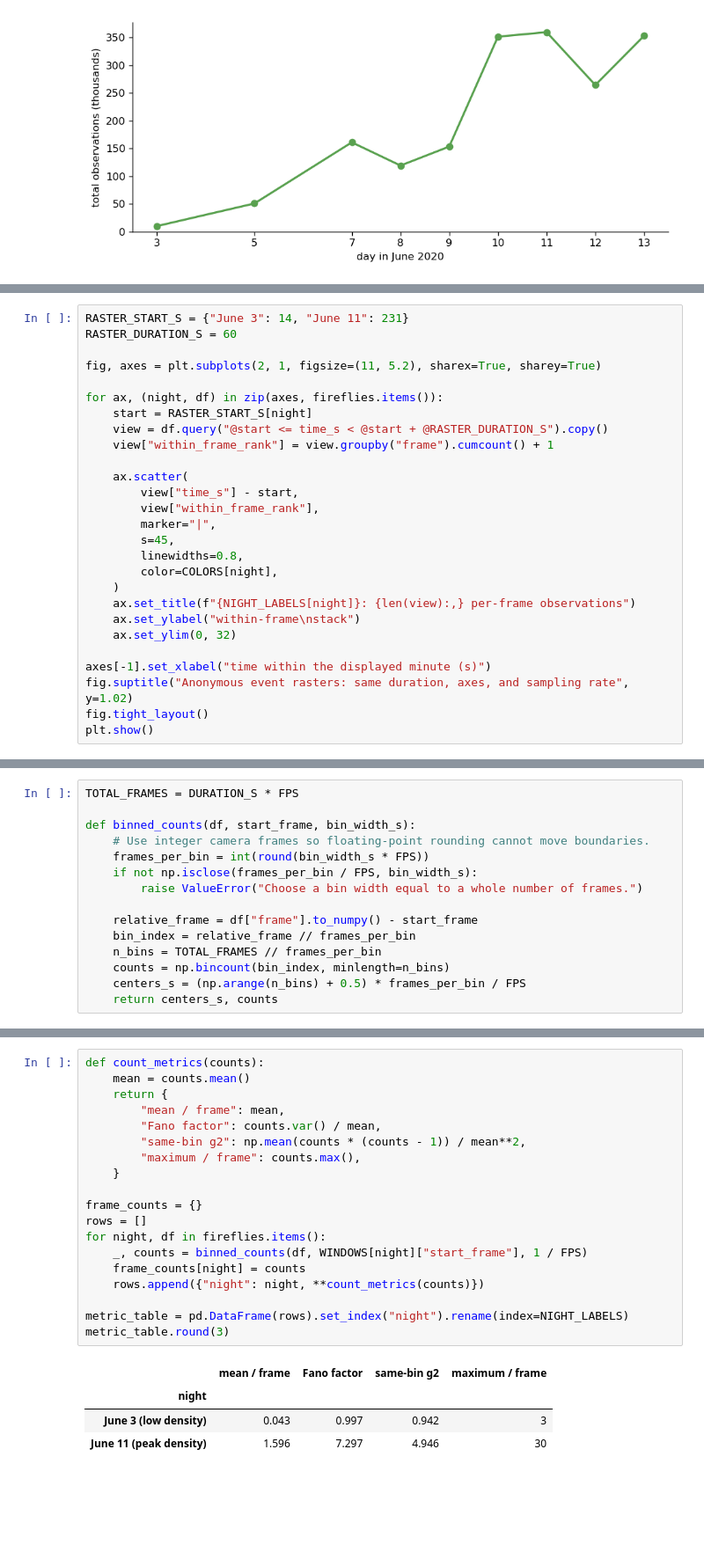
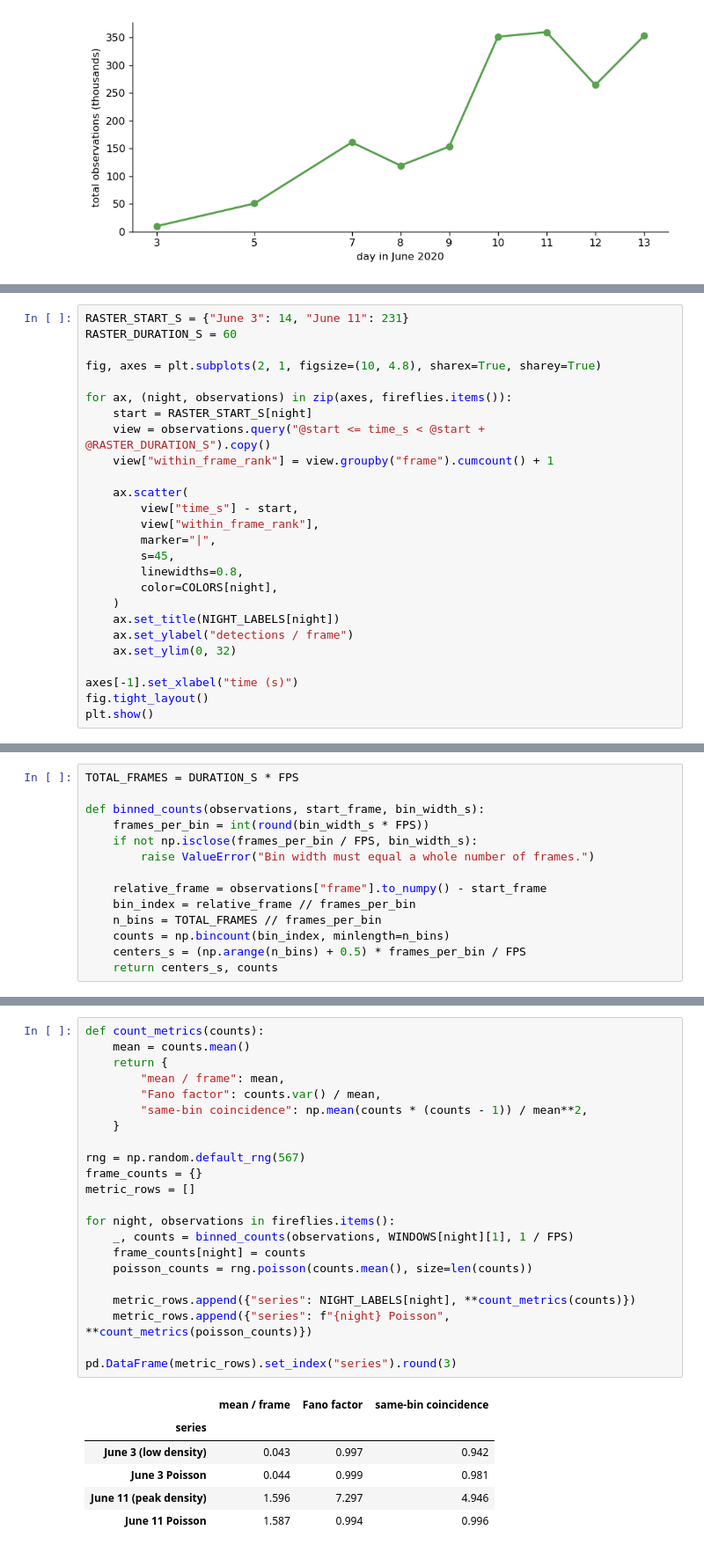
Before and after one commit to shaevitz/567-Crowd-Control, a Jupyter notebook: lectures/lecture-02-firefly-synchronization.ipynb, the cells around one changed output, grey strips where cells are left out. Shown at 88% size. Drawn from its saved outputs; the diff is of its cells as text; blank space fills up the shorter version.

```diff
--- a/lectures/lecture-02-firefly-synchronization.ipynb
+++ b/lectures/lecture-02-firefly-synchronization.ipynb
@@ -286,11 +296,11 @@ We show the busiest 60 seconds inside each five-minute window to make the raw ti
 RASTER_START_S = {"June 3": 14, "June 11": 231}
 RASTER_DURATION_S = 60
 
-fig, axes = plt.subplots(2, 1, figsize=(11, 5.2), sharex=True, sharey=True)
+fig, axes = plt.subplots(2, 1, figsize=(10, 4.8), sharex=True, sharey=True)
 
-for ax, (night, df) in zip(axes, fireflies.items()):
+for ax, (night, observations) in zip(axes, fireflies.items()):
     start = RASTER_START_S[night]
-    view = df.query("@start <= time_s < @start + @RASTER_DURATION_S").copy()
+    view = observations.query("@start <= time_s < @start + @RASTER_DURATION_S").copy()
     view["within_frame_rank"] = view.groupby("frame").cumcount() + 1
 
     ax.scatter(
@@ -301,12 +311,11 @@ for ax, (night, df) in zip(axes, fireflies.items()):
         linewidths=0.8,
         color=COLORS[night],
     )
-    ax.set_title(f"{NIGHT_LABELS[night]}: {len(view):,} per-frame observations")
-    ax.set_ylabel("within-frame\nstack")
+    ax.set_title(NIGHT_LABELS[night])
+    ax.set_ylabel("detections / frame")
     ax.set_ylim(0, 32)
 
-axes[-1].set_xlabel("time within the displayed minute (s)")
-fig.suptitle("Anonymous event rasters: same duration, axes, and sampling rate", y=1.02)
+axes[-1].set_xlabel("time (s)")
 fig.tight_layout()
 plt.show()
 # %% [output]
@@ -334,13 +335,12 @@ At 60 fps, one frame is $1/60$ s. Our candidate widths—one frame, 0.05, 0.10,
 # %%
 TOTAL_FRAMES = DURATION_S * FPS
 
-def binned_counts(df, start_frame, bin_width_s):
-    # Use integer camera frames so floating-point rounding cannot move boundaries.
+def binned_counts(observations, start_frame, bin_width_s):
     frames_per_bin = int(round(bin_width_s * FPS))
     if not np.isclose(frames_per_bin / FPS, bin_width_s):
-        raise ValueError("Choose a bin width equal to a whole number of frames.")
+        raise ValueError("Bin width must equal a whole number of frames.")
 
-    relative_frame = df["frame"].to_numpy() - start_frame
+    relative_frame = observations["frame"].to_numpy() - start_frame
     bin_index = relative_frame // frames_per_bin
     n_bins = TOTAL_FRAMES // frames_per_bin
     counts = np.bincount(bin_index, minlength=n_bins)
@@ -404,25 +407,30 @@ None of these numbers identifies a mechanism.
 # %%
 def count_metrics(counts):
     mean = counts.mean()
     return {
         "mean / frame": mean,
         "Fano factor": counts.var() / mean,
-        "same-bin g2": np.mean(counts * (counts - 1)) / mean**2,
-        "maximum / frame": counts.max(),
+        "same-bin coincidence": np.mean(counts * (counts - 1)) / mean**2,
     }
 
+rng = np.random.default_rng(567)
 frame_counts = {}
-rows = []
-for night, df in fireflies.items():
-    _, counts = binned_counts(df, WINDOWS[night]["start_frame"], 1 / FPS)
+metric_rows = []
+
+for night, observations in fireflies.items():
+    _, counts = binned_counts(observations, WINDOWS[night][1], 1 / FPS)
     frame_counts[night] = counts
-    rows.append({"night": night, **count_metrics(counts)})
+    poisson_counts = rng.poisson(counts.mean(), size=len(counts))
 
-metric_table = pd.DataFrame(rows).set_index("night").rename(index=NIGHT_LABELS)
-metric_table.round(3)
+    metric_rows.append({"series": NIGHT_LABELS[night], **count_metrics(counts)})
+    metric_rows.append({"series": f"{night} Poisson", **count_metrics(poisson_counts)})
+
+pd.DataFrame(metric_rows).set_index("series").round(3)
 # %% [output]
-|  | mean / frame | Fano factor | same-bin g2 | maximum / frame |
-| night |  |  |  |  |
-| June 3 (low density) | 0.043 | 0.997 | 0.942 | 3 |
-| June 11 (peak density) | 1.596 | 7.297 | 4.946 | 30 |
+|  | mean / frame | Fano factor | same-bin coincidence |
+| series |  |  |  |
+| June 3 (low density) | 0.043 | 0.997 | 0.942 |
+| June 3 Poisson | 0.044 | 0.999 | 0.981 |
+| June 11 (peak density) | 1.596 | 7.297 | 4.946 |
+| June 11 Poisson | 1.587 | 0.994 | 0.996 |
 # %% [markdown]
```
Also changed, not shown: parts of 26 cells of this notebook.
